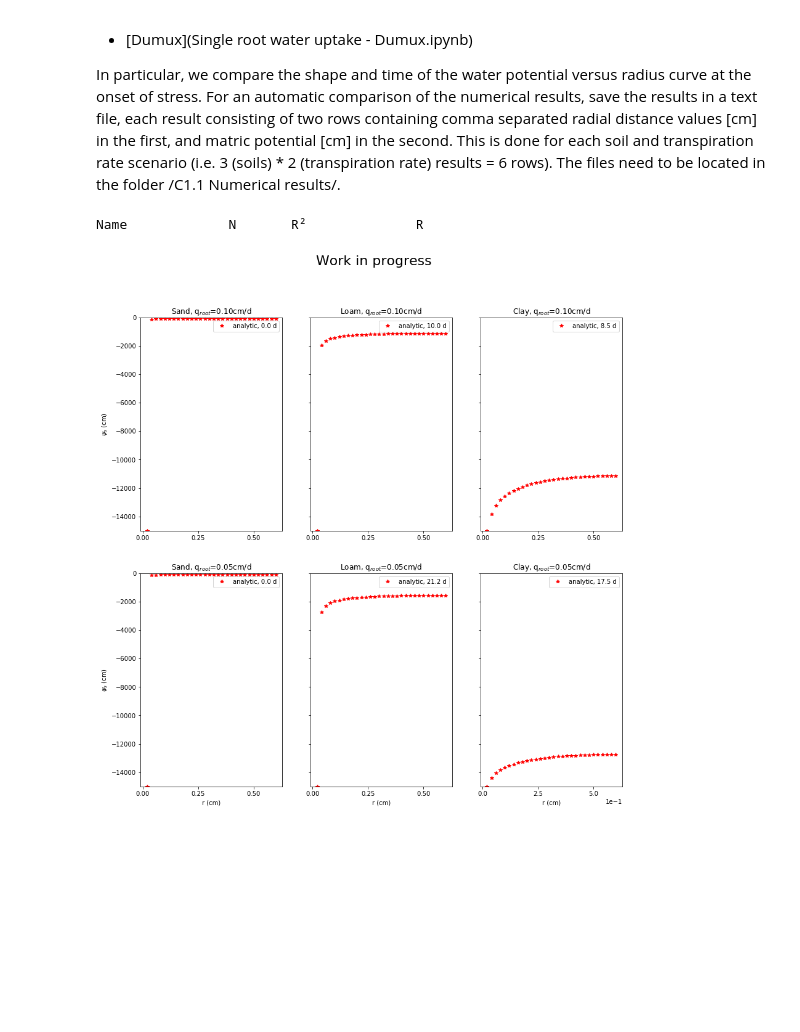
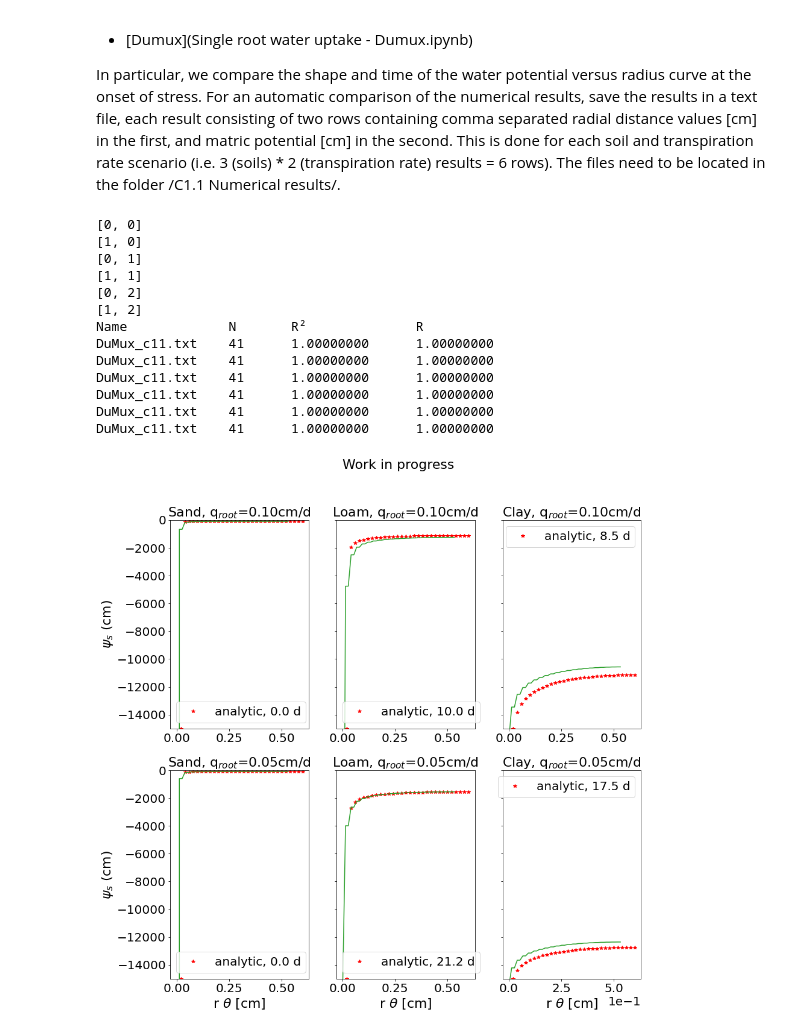
Before and after one commit to RSA-benchmarks/collaborative-comparison, a Jupyter notebook: C1 Coupled problem, static RSA/C1.1 Single root/C1.1 Automated comparison.ipynb, the cells around one changed output. Saved outputs shown, nothing was run; the diff lists cells and outputs as text; code cells hidden in the pictures; blank space fills up the shorter version.

```diff
--- a/C1 Coupled problem, static RSA/C1.1 Single root/C1.1 Automated comparison.ipynb
+++ b/C1 Coupled problem, static RSA/C1.1 Single root/C1.1 Automated comparison.ipynb
@@ -131,14 +132,15 @@ for dirname, dirnames, filenames in os.walk('C1.1 Numerical results/.'):
                 for line in fp:
                     s = ast.literal_eval("["+line+"]")
                     data.append(s)
-            for j in range(0,3): # axis
-                for k in range(0,2):
+            for k in range(0,3): # axis
+                for j in range(0,2):
+                    print([j,k])
                     l.append(f)
                     r_n = data[2*(3*j+k)]
                     h_n = data[2*(3*j+k)+1]
-                    pl, = ax[j].plot(r_,h_,col[cc]) # numeric solution
-                    interp = interp1d(r,h_stressonset[3*j+k,:],  kind='linear', fill_value='extrapolate', bounds_error =False )
-                    h_a = interp(sorted(h_)) # analytical solution at points
+                    pl, = ax[j,k].plot(r_n,h_n,col[cc]) # numeric solution
+                    interp = interp1d(np.linspace(r_root, r_out, 30),h_stressonset[3*j+k,:],  kind='linear', fill_value='extrapolate', bounds_error =False )
+                    h_a = interp(sorted(h_n)) # analytical solution at points
                     # Evaluate
                     oi, pi = h_n, h_a
                     om, pm = np.mean(oi), np.mean(pi)
@@ -150,34 +152,46 @@ for dirname, dirnames, filenames in os.walk('C1.1 Numerical results/.'):
                     # r2 = np.sum(np.square(pi-om)) / np.sum(np.square(oi-om))
                     rsquare.append(r_*r_)
                     # calculate RSME
                     rsme_ = np.square(np.sum(np.square(oi-pi)/nn[-1]))
                     rsme.append(rsme_)
                     if k==0:
                         pl.set_label(f)
-                ax[j].set_xlabel("r $\\theta$ [cm]")
+                ax[j,k].set_xlabel("r $\\theta$ [cm]")
                 if j==0:
-                    ax[j].set_ylabel("$\\psi_s$ (cm)") # all file data values are currently [m], I will change that soon
+                    ax[j,k].set_ylabel("$\\psi_s$ (cm)") # all file data values are currently [m], I will change that soon
             cc+=1
         except Exception as ex:
             print("Something went wrong with file "+f)
             print(ex)
 #ax[-1].legend()
 
 print("Name\t\t", "N\t", "R²\t\t", "R")
 for i in range(0,len(nn)):
     print(l[i]+"\t",nn[i],"\t",'{:2.8f}'.format(rsquare[i]),"\t",'{:2.8f}'.format(r[i]) ) # '{:2.8f}'.format(rsme[i]),"\t",
 
 plt.rc('font', size=20)          # controls default text sizes
 plt.rc('axes', titlesize=22)     # fontsize of the axes title
 plt.rc('axes', labelsize=22)    # fontsize of the x and y labels
 plt.rc('xtick', labelsize=20)    # fontsize of the tick labels
 plt.rc('ytick', labelsize=20)    # fontsize of the tick labels
 plt.rc('legend', fontsize=20)    # legend fontsize
 plt.rc('figure', titlesize=22)  # fontsize of the figure title
 plt.ticklabel_format(style='sci', axis='x', scilimits=(0,0))
-#plt.savefig('c11_results.png', dpi=300, bbox_inches = "tight")
+plt.savefig('c11_results.png', dpi=300, bbox_inches = "tight")
 fig.suptitle("Work in progress")
 plt.show()
 # %% [output]
+[0, 0]
+[1, 0]
+[0, 1]
+[1, 1]
+[0, 2]
+[1, 2]
 Name             N       R²              R
+DuMux_c11.txt    41      1.00000000      1.00000000
+DuMux_c11.txt    41      1.00000000      1.00000000
+DuMux_c11.txt    41      1.00000000      1.00000000
+DuMux_c11.txt    41      1.00000000      1.00000000
+DuMux_c11.txt    41      1.00000000      1.00000000
+DuMux_c11.txt    41      1.00000000      1.00000000
-[figure, old version]
+[figure, new version]
```
Also changed, not shown: parts of 1 cell of this notebook, 3 other files.
